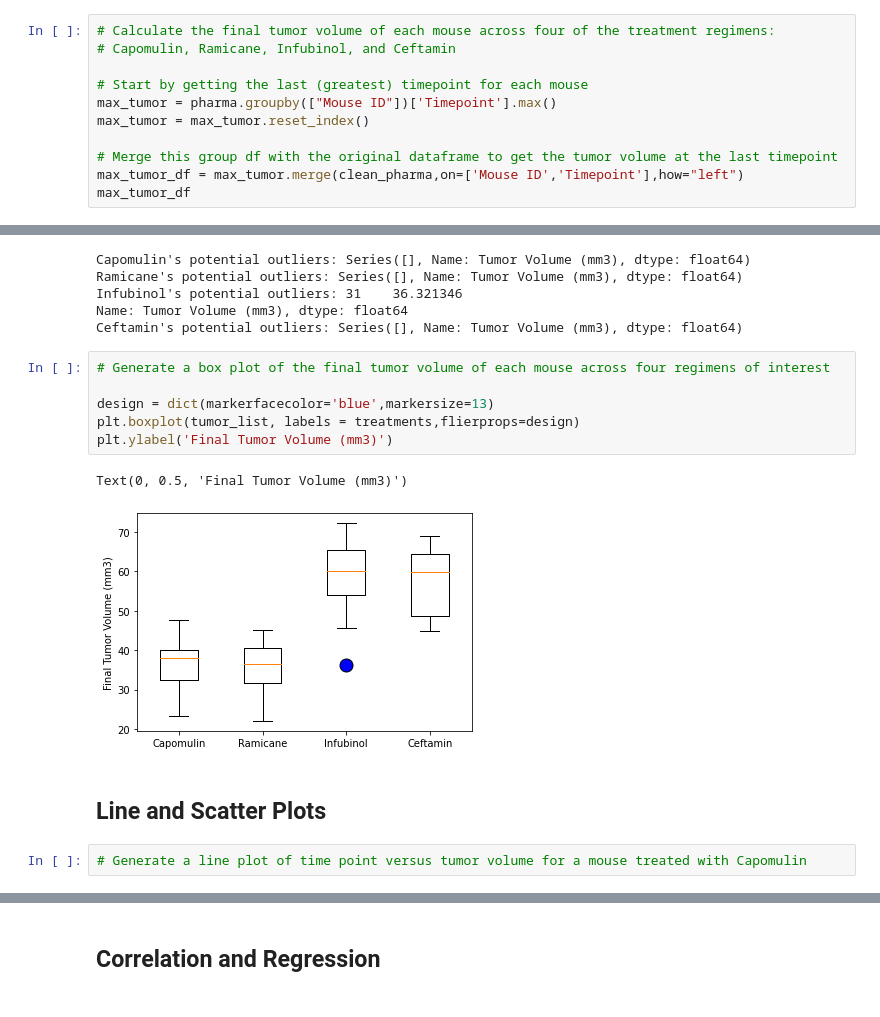
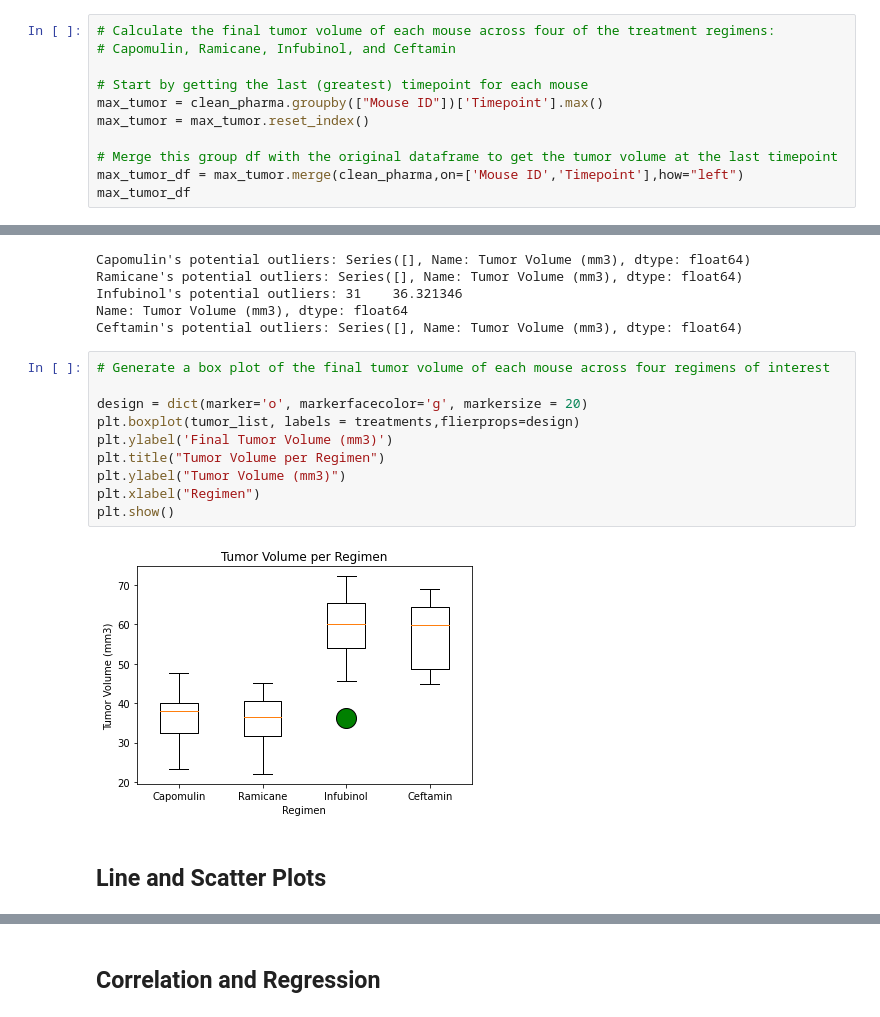
Before and after one commit to anisali01/05_MatplotlibChallenge, a Jupyter notebook: Pymaceuticals.ipynb, the cells around one changed output, grey strips where cells are left out. Drawn from its saved outputs; the diff is of its cells as text.

```diff
--- a/Pymaceuticals.ipynb
+++ b/Pymaceuticals.ipynb
@@ -194,7 +203,7 @@ Text(0, 0.5, 'Sex')
 # Capomulin, Ramicane, Infubinol, and Ceftamin
 
 # Start by getting the last (greatest) timepoint for each mouse
-max_tumor = pharma.groupby(["Mouse ID"])['Timepoint'].max()
+max_tumor = clean_pharma.groupby(["Mouse ID"])['Timepoint'].max()
 max_tumor = max_tumor.reset_index()
 
 # Merge this group df with the original dataframe to get the tumor volume at the last timepoint
@@ -250,13 +259,14 @@ Ceftamin's potential outliers: Series([], Name: Tumor Volume (mm3), dtype: float
 # %%
 # Generate a box plot of the final tumor volume of each mouse across four regimens of interest
 
-design = dict(markerfacecolor='blue',markersize=13)
+design = dict(marker='o', markerfacecolor='g', markersize = 20)
 plt.boxplot(tumor_list, labels = treatments,flierprops=design)
 plt.ylabel('Final Tumor Volume (mm3)')
+plt.title("Tumor Volume per Regimen")
+plt.ylabel("Tumor Volume (mm3)")
+plt.xlabel("Regimen")
+plt.show()
 # %% [output]
-Text(0, 0.5, 'Final Tumor Volume (mm3)')
-[figure, old version]
+[figure, new version]
 # %% [markdown]
 ## Line and Scatter Plots
-# %%
-# Generate a line plot of time point versus tumor volume for a mouse treated with Capomulin
```
Also changed, not shown: parts of 11 cells of this notebook.
